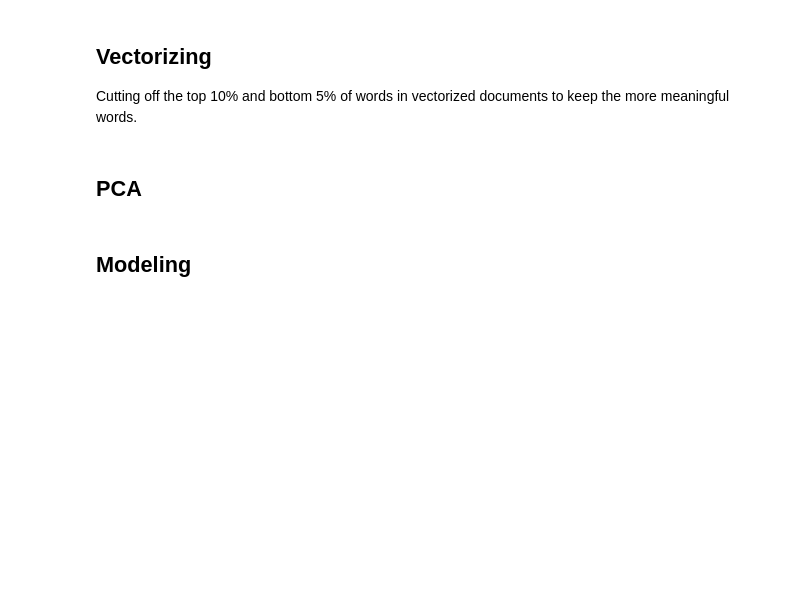
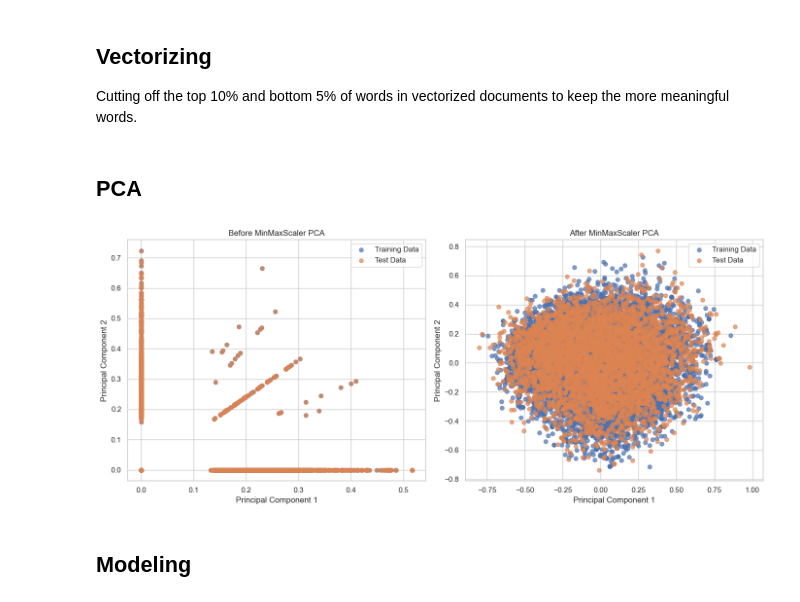
Before and after one commit to duynlq/reviews-prediction, a Jupyter notebook: ANALYSIS.ipynb, the cells around one changed output. Drawn from its saved outputs; the diff is of its cells as text; code cells hidden in the pictures; blank space fills up the shorter version.

Commit message:
upload effects of scaler and PCA

```diff
--- a/ANALYSIS.ipynb
+++ b/ANALYSIS.ipynb
@@ -193,5 +186,31 @@ pca = PCA(random_state=760397)
 pca_train = pca.fit_transform(scaled_train_features)
 pca_test = pca.transform(scaled_test_features)
+# %%
+# Create subplots for PCA visualization
+plt.figure(figsize=(14, 6))
+
+# PCA before MinMaxScaler
+plt.subplot(1, 2, 1)
+plt.scatter(train_features[:, 0], train_features[:, 1], label='Training Data', alpha=0.7)
+plt.scatter(train_features[:, 0], train_features[:, 1], label='Test Data', alpha=0.7)
+plt.title('Before MinMaxScaler PCA')
+plt.xlabel('Principal Component 1')
+plt.ylabel('Principal Component 2')
+plt.legend()
+
+# PCA MinMaxScaler
+plt.subplot(1, 2, 2)
+plt.scatter(pca_train[:, 0], pca_train[:, 1], label='Training Data', alpha=0.7)
+plt.scatter(pca_test[:, 0], pca_test[:, 1], label='Test Data', alpha=0.7)
+plt.title('After MinMaxScaler PCA')
+plt.xlabel('Principal Component 1')
+plt.ylabel('Principal Component 2')
+plt.legend()
+
+plt.tight_layout()
+plt.show()
+# %% [output]
+[figure, added]
 # %% [markdown]
 ## Modeling
 # %% [markdown]
```
Also changed, not shown: parts of 7 cells of this notebook, 1 other file.
